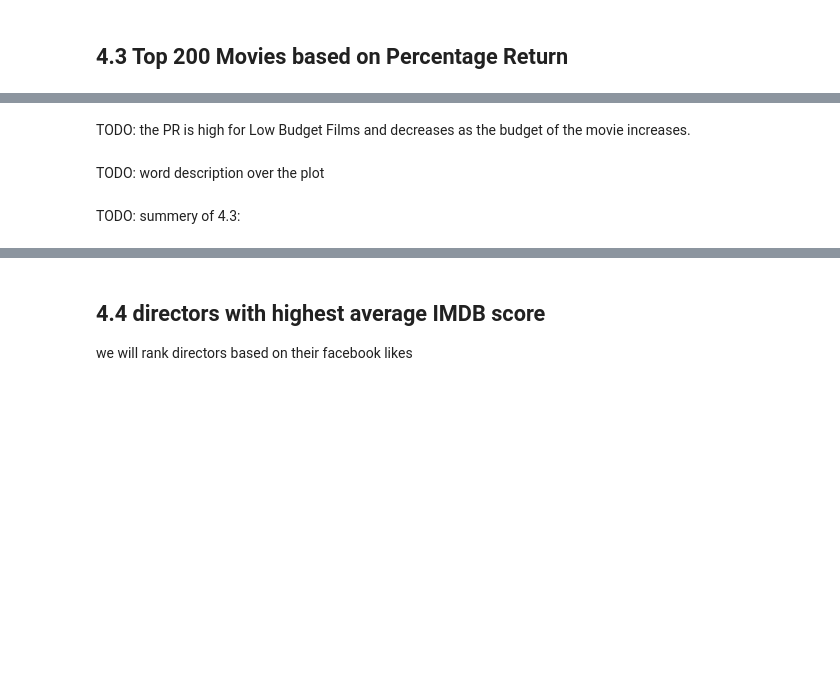
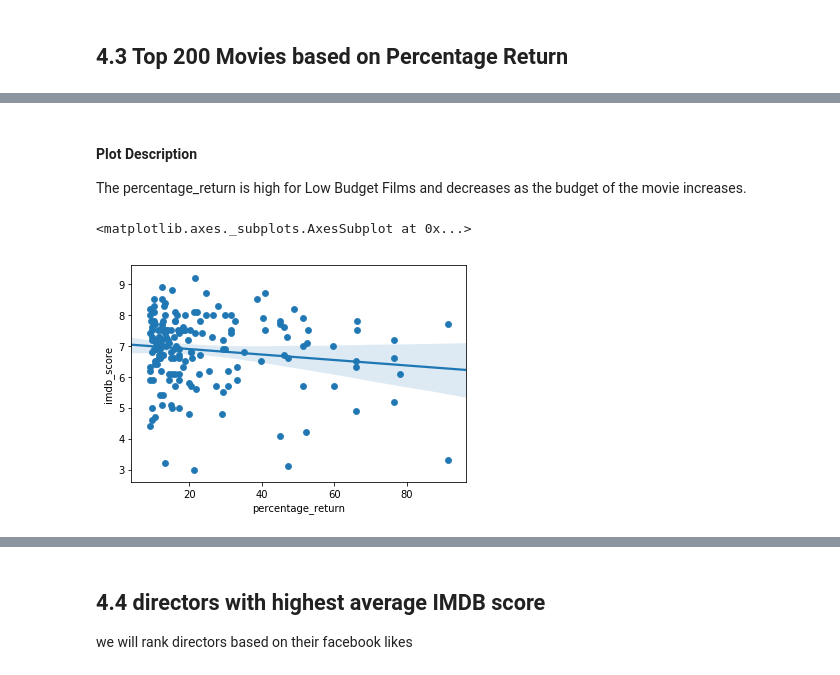
Before and after one commit to wensu425/Cogs108_Movie_Prediction, a Jupyter notebook: Movie_prediction.ipynb, the cells around one changed output, grey strips where cells are left out. Drawn from its saved outputs; the diff is of its cells as text; code cells hidden in the pictures; blank space fills up the shorter version.

Commit message:
Adding Description

```diff
--- a/Movie_prediction.ipynb
+++ b/Movie_prediction.ipynb
@@ -568,8 +556,9 @@ Top_200_percentage_return.plot.scatter(x = 'budget', y = 'percentage_return')
 # %% [markdown]
-TODO: the PR is high for Low Budget Films and decreases as the budget of the movie increases.
+#### Plot Description
+The percentage_return is high for Low Budget Films and decreases as the budget of the movie increases.
 # %%
 Top_200_percentage_return.plot.scatter(x = 'percentage_return', y = 'imdb_score')
+sns.regplot(y='imdb_score', x='percentage_return', data=Top_200_percentage_return)
+# %% [output]
+<matplotlib.axes._subplots.AxesSubplot at 0x...>
+[figure, added]
-# %% [markdown]
-TODO: word description over the plot
-# %% [markdown]
-TODO: summery of 4.3:
```
Also changed, not shown: parts of 48 cells of this notebook.
